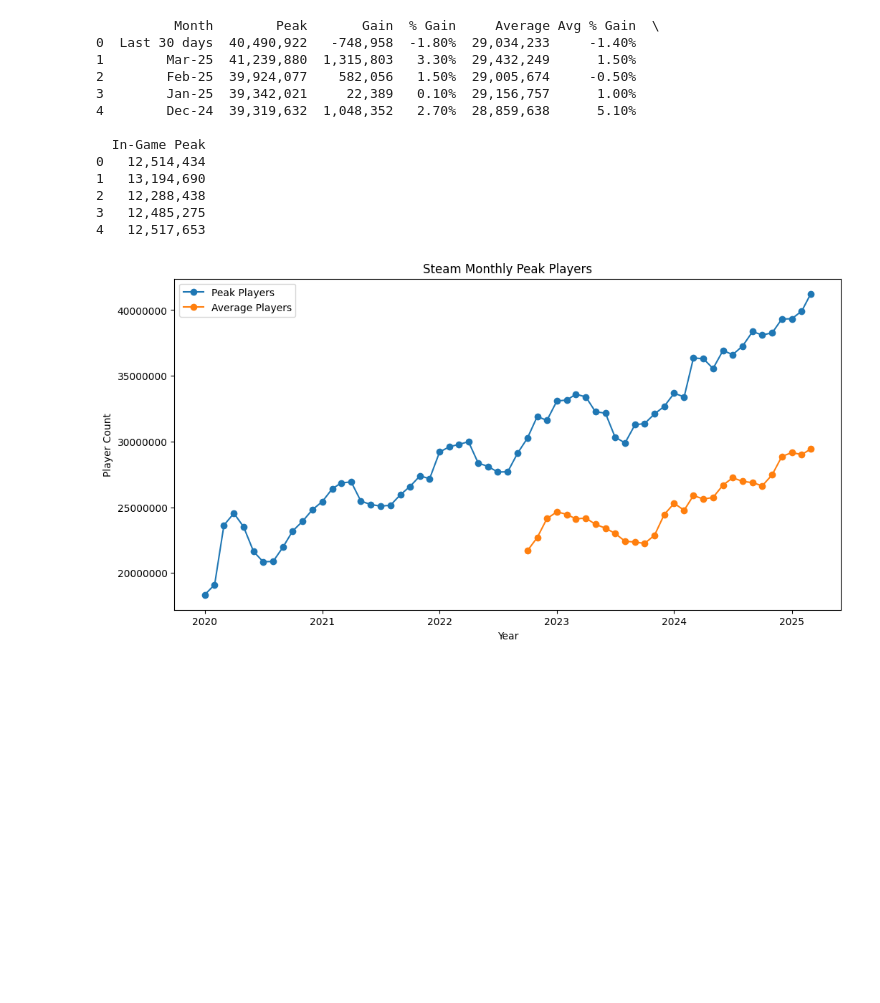
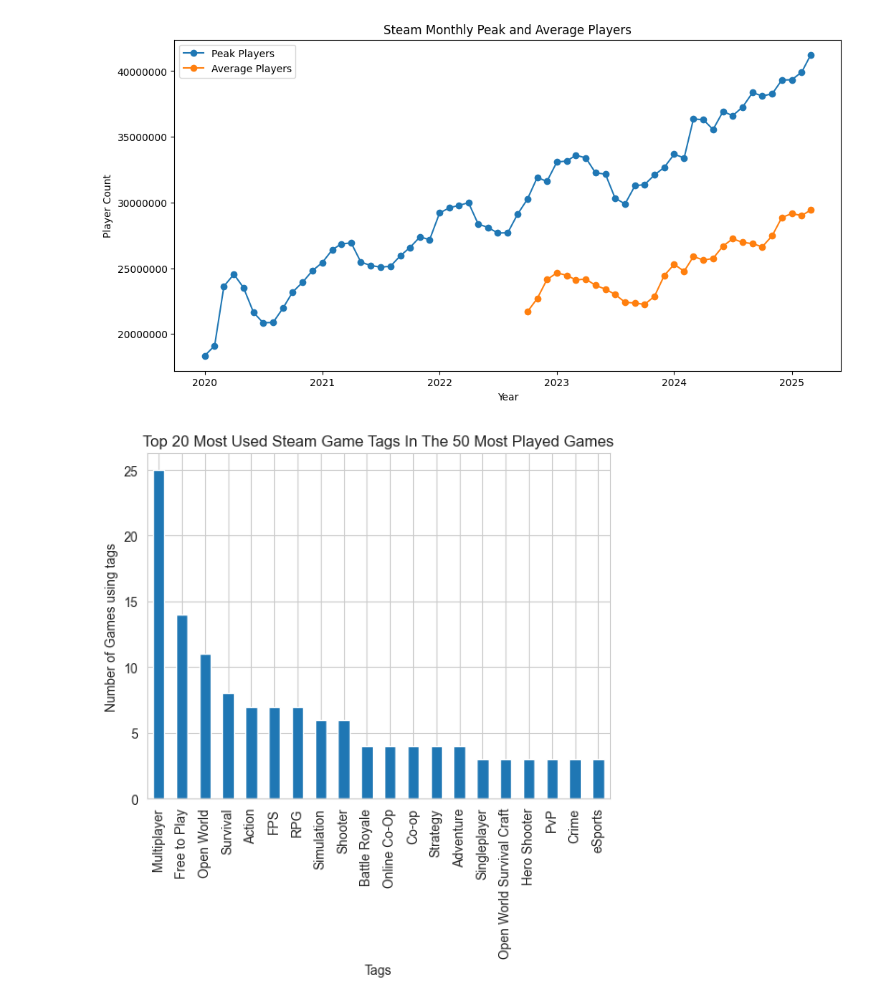
Before and after one commit to jamescollyer/Blog-Post, a Jupyter notebook: BlogPost.ipynb, the cells around one changed output. Saved outputs shown, nothing was run; the diff lists cells and outputs as text; code cells hidden in the pictures; blank space fills up the shorter version.

Commit message:
Changes to csv to remove commas and add more graphs to blogpost

```diff
--- a/BlogPost.ipynb
+++ b/BlogPost.ipynb
@@ -1,46 +1,54 @@
 # %%
 import pandas as pd
 import matplotlib.pyplot as plt
 import seaborn as sns
 import numpy as np
 
 df1=pd.read_csv('SteamPlayers.csv')
 
 #removes the first row
 df1=df1[df1['Month'] != 'Last 30 days']
 #makes the months actual dates
 df1['Month']=pd.to_datetime(df1['Month'], format='%b-%y')
 
 #removes commas from numbers and turns them into float
 df1['Peak']=df1['Peak'].str.replace(',','').astype(float)
 df1['Average']=df1['Average'].str.replace(',', '').astype(float)
 #Sorts date from newest to oldest
 df1=df1.sort_values('Month')
 
-# Create the plot
+
 plt.figure(figsize=(12, 6))
-
-plt.title('Steam Monthly Peak Players')
+plt.title('Steam Monthly Peak and Average Players')
 plt.ylabel('Player Count')
 plt.xlabel('Year')
 plt.plot(df1['Month'],df1['Peak'],marker='o',label='Peak Players')
 plt.plot(df1['Month'],df1['Average'],marker='o',label='Average Players')
 #makes y-axis labels real numbers
 plt.ticklabel_format(style='plain', axis='y')
 plt.legend()
 plt.show()
 # %% [output]
-          Month        Peak       Gain  % Gain     Average Avg % Gain  \
-0  Last 30 days  40,490,922   -748,958  -1.80%  29,034,233     -1.40%
-1        Mar-25  41,239,880  1,315,803   3.30%  29,432,249      1.50%
-2        Feb-25  39,924,077    582,056   1.50%  29,005,674     -0.50%
-3        Jan-25  39,342,021     22,389   0.10%  29,156,757      1.00%
-4        Dec-24  39,319,632  1,048,352   2.70%  28,859,638      5.10%
-
-  In-Game Peak
-0   12,514,434
-1   13,194,690
-2   12,288,438
-3   12,485,275
-4   12,517,653
-[figure, old version]
+[figure, new version]
+# %%
+# Read the CSV file
+df2 = pd.read_csv('Top100 Steam games.csv')
+
+# Extract all tags
+all_tags = []
+for i in range(5, 10):  # Columns 6-10 (index 5-9) contain tags
+    for tag in df2.iloc[:, i].dropna():
+        if tag.strip():
+            all_tags.append(tag.strip())
+
+#Count frequency and get top 20
+tag_counts = pd.Series(all_tags).value_counts().head(20)
+
+tag_counts.plot(kind='bar')
+plt.title('Top 20 Most Used Steam Game Tags In The 50 Most Played Games')
+plt.ylabel('Number of Games using tags')
+plt.xlabel('Tags')
+
+plt.show()
+# %% [output]
+[figure, added]
```
Also changed, not shown: parts of 1 cell of this notebook, 1 other file.
